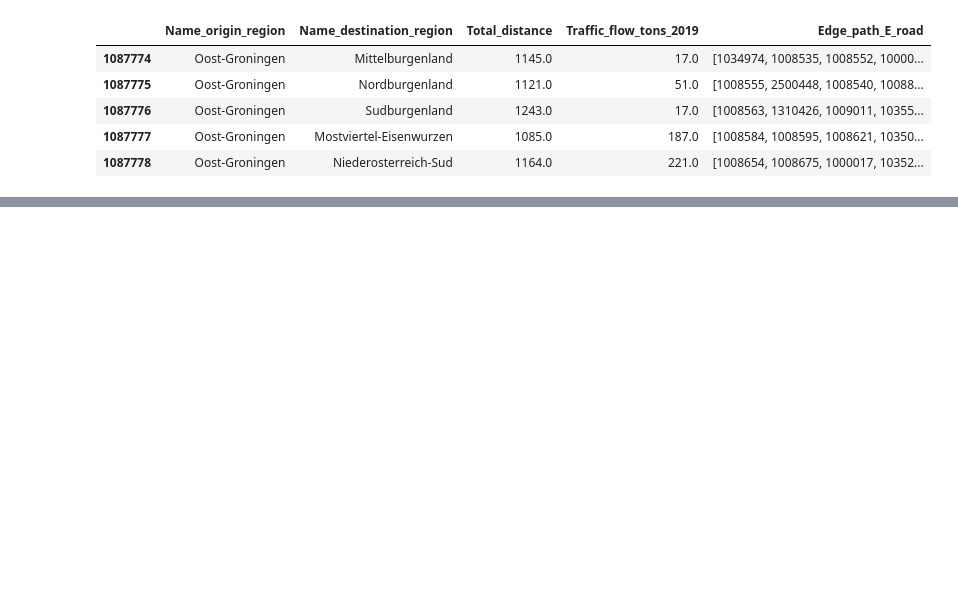
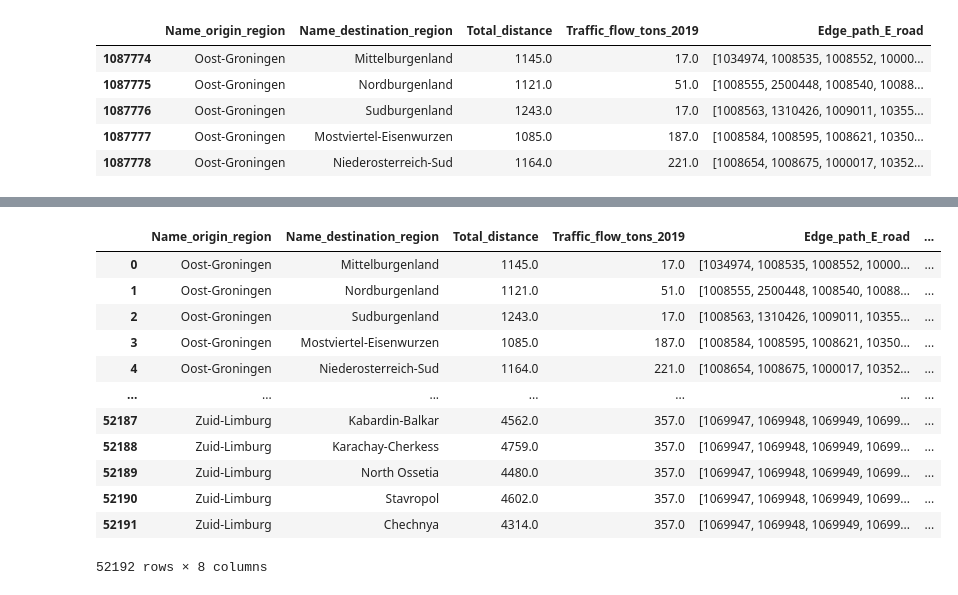
Before and after one commit to EmileWouters/Thesis, a Jupyter notebook: Modal Shift.ipynb, the cells around one changed output, grey strips where cells are left out. Drawn from its saved outputs; the diff is of its cells as text; code cells hidden in the pictures; blank space fills up the shorter version.

```diff
--- a/Modal Shift.ipynb
+++ b/Modal Shift.ipynb
@@ -138,0 +107,23 @@ Reg_df
+# %%
+# Merge region data with closest source information with truck flow data
+filtered_df = filtered_df.merge(
+    Reg_df[['Name', 'min_distance_km', 'closest_point']],
+    left_on='Name_origin_region',
+    right_on='Name',
+    how='left'
+)
+filtered_df
+# %% [output]
+|  | Name_origin_region | Name_destination_region | Total_distance | Traffic_flow_tons_2019 | Edge_path_E_road | ... |
+| 0 | Oost-Groningen | Mittelburgenland | 1145.0 | 17.0 | [1034974, 1008535, 1008552, 10000... | ... |
+| 1 | Oost-Groningen | Nordburgenland | 1121.0 | 51.0 | [1008555, 2500448, 1008540, 10088... | ... |
+| 2 | Oost-Groningen | Sudburgenland | 1243.0 | 17.0 | [1008563, 1310426, 1009011, 10355... | ... |
+| 3 | Oost-Groningen | Mostviertel-Eisenwurzen | 1085.0 | 187.0 | [1008584, 1008595, 1008621, 10350... | ... |
+| 4 | Oost-Groningen | Niederosterreich-Sud | 1164.0 | 221.0 | [1008654, 1008675, 1000017, 10352... | ... |
+| ... | ... | ... | ... | ... | ... | ... |
+| 52187 | Zuid-Limburg | Kabardin-Balkar | 4562.0 | 357.0 | [1069947, 1069948, 1069949, 10699... | ... |
+| 52188 | Zuid-Limburg | Karachay-Cherkess | 4759.0 | 357.0 | [1069947, 1069948, 1069949, 10699... | ... |
+| 52189 | Zuid-Limburg | North Ossetia | 4480.0 | 357.0 | [1069947, 1069948, 1069949, 10699... | ... |
+| 52190 | Zuid-Limburg | Stavropol | 4602.0 | 357.0 | [1069947, 1069948, 1069949, 10699... | ... |
+| 52191 | Zuid-Limburg | Chechnya | 4314.0 | 357.0 | [1069947, 1069948, 1069949, 10699... | ... |
+52192 rows × 8 columns
```
Also changed, not shown: parts of 10 cells of this notebook.
